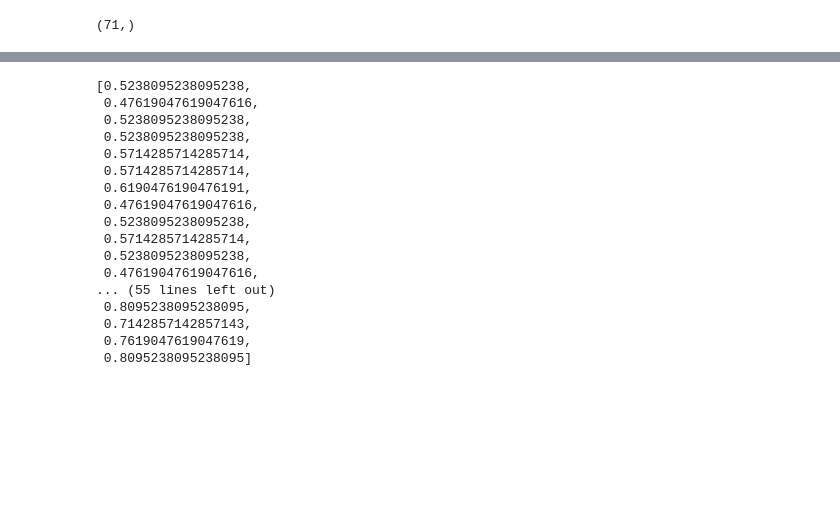
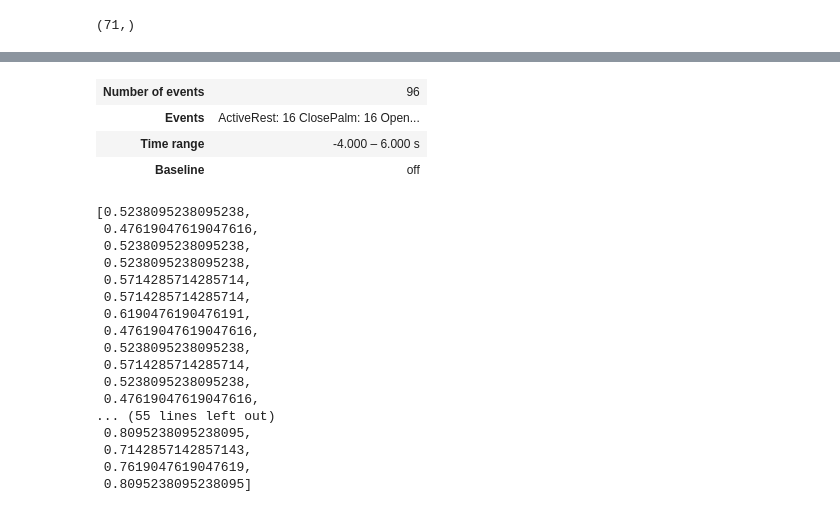
Before and after one commit to Giladsc/3rd_arm_MI, a Jupyter notebook: Main.ipynb, the cells around one changed output, grey strips where cells are left out. Drawn from its saved outputs; the diff is of its cells as text; code cells hidden in the pictures; blank space fills up the shorter version.

```diff
--- a/Main.ipynb
+++ b/Main.ipynb
@@ -658,3 +696,10 @@ len(conf_matrices_merged)
+# %%
+epochs
+# %% [output]
+| Number of events | 96 |
+| Events | ActiveRest: 16 ClosePalm: 16 Open... |
+| Time range | -4.000 – 6.000 s |
+| Baseline | off |
 # %%
 
 # Example: Plot confusion matrix for the first time window
```
Also changed, not shown: parts of 19 cells of this notebook, 4 other files.
